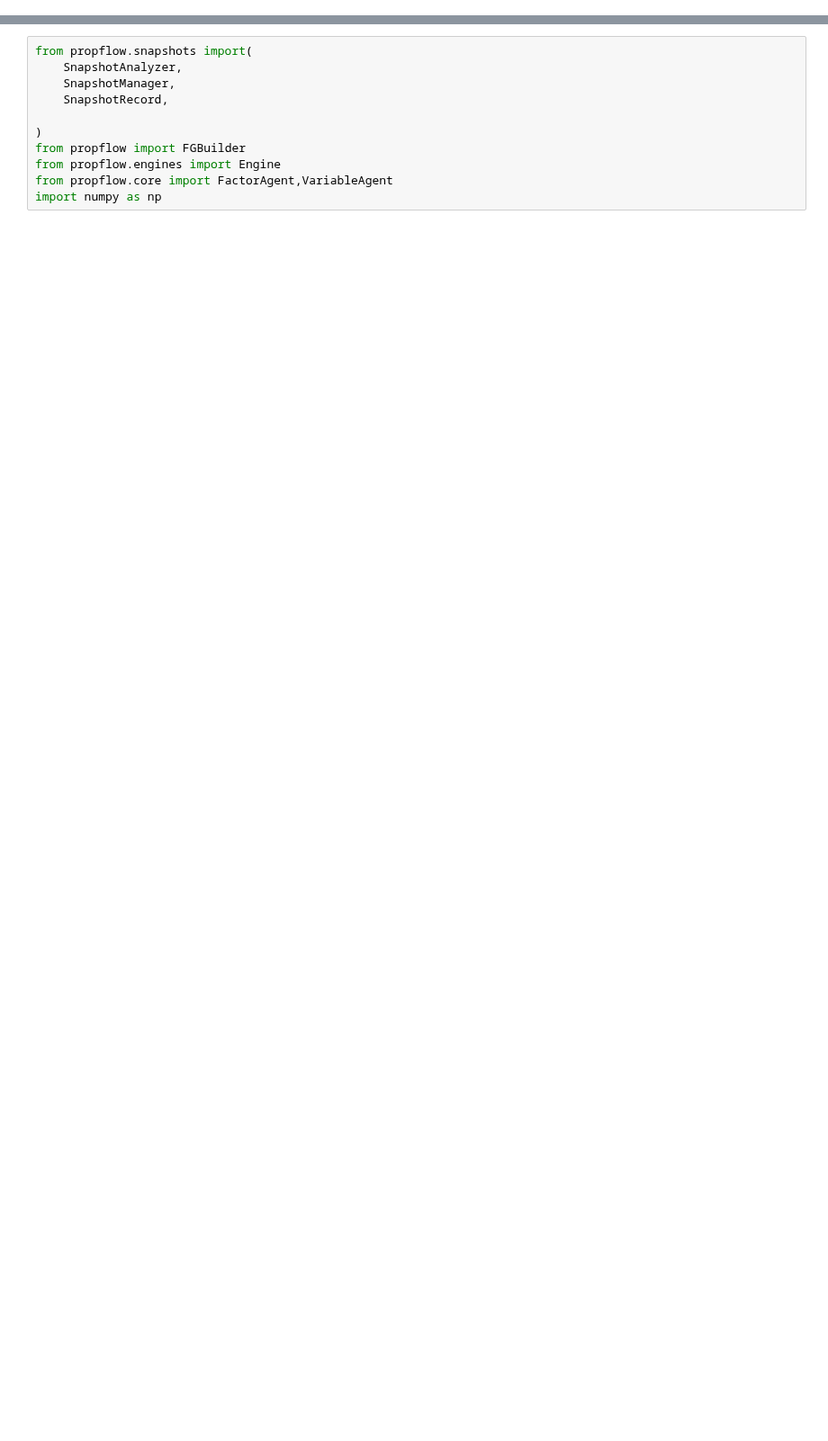
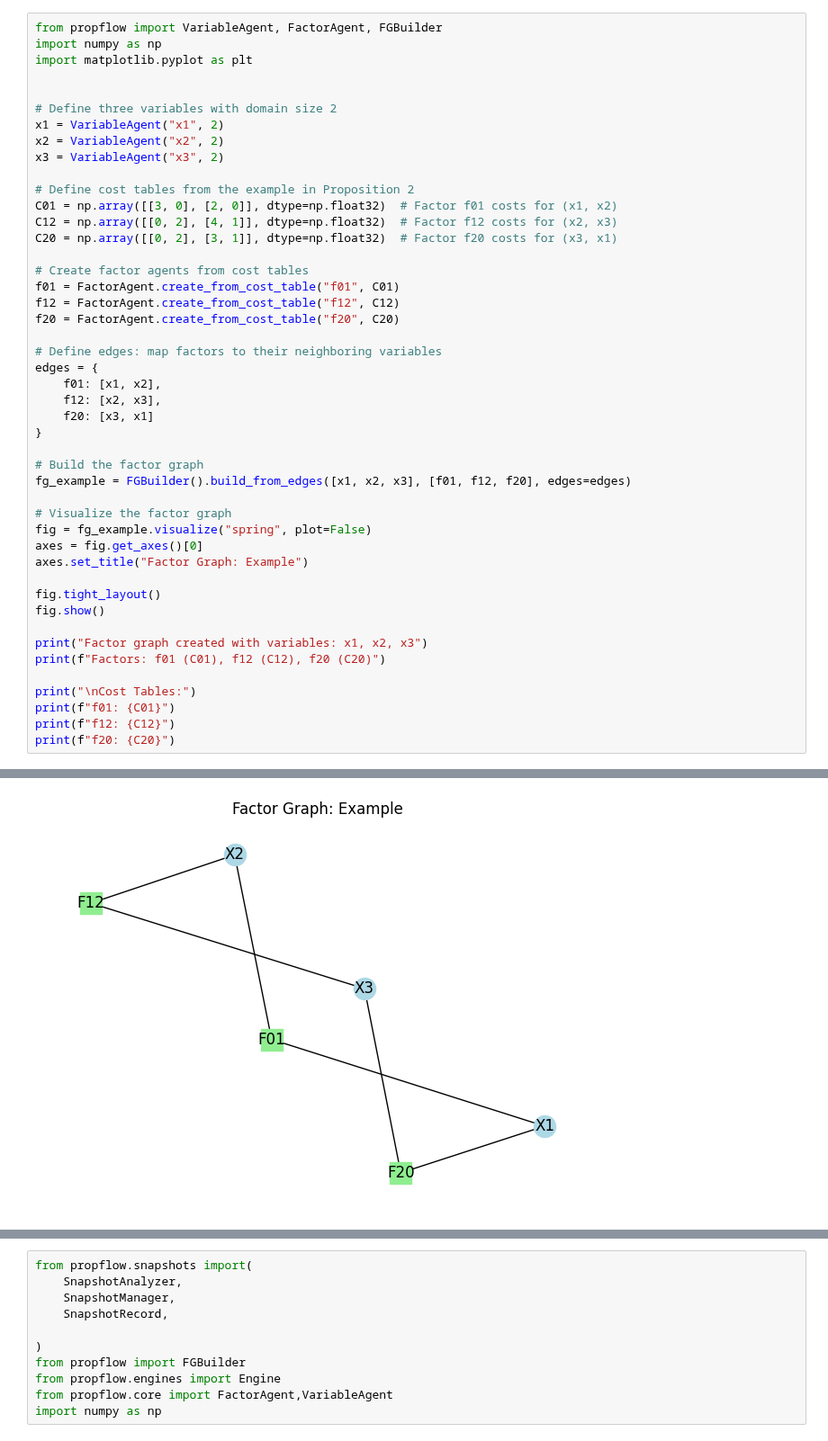
Before and after one commit to OrMullerHahitti/Belief-Propagation-Simulator, a Jupyter notebook: notebooks/splitting_convergance.ipynb, the cells around one changed output, grey strips where cells are left out. Shown at 90% size. Drawn from its saved outputs; the diff is of its cells as text; blank space fills up the shorter version.

```diff
--- a/notebooks/splitting_convergance.ipynb
+++ b/notebooks/splitting_convergance.ipynb
@@ -0,0 +5,47 @@
+# %%
+from propflow import VariableAgent, FactorAgent, FGBuilder
+import numpy as np
+import matplotlib.pyplot as plt
+
+
+# Define three variables with domain size 2
+x1 = VariableAgent("x1", 2)
+x2 = VariableAgent("x2", 2)
+x3 = VariableAgent("x3", 2)
+
+# Define cost tables from the example in Proposition 2
+C01 = np.array([[3, 0], [2, 0]], dtype=np.float32)  # Factor f01 costs for (x1, x2)
+C12 = np.array([[0, 2], [4, 1]], dtype=np.float32)  # Factor f12 costs for (x2, x3)
+C20 = np.array([[0, 2], [3, 1]], dtype=np.float32)  # Factor f20 costs for (x3, x1)
+
+# Create factor agents from cost tables
+f01 = FactorAgent.create_from_cost_table("f01", C01)
+f12 = FactorAgent.create_from_cost_table("f12", C12)
+f20 = FactorAgent.create_from_cost_table("f20", C20)
+
+# Define edges: map factors to their neighboring variables
+edges = {
+    f01: [x1, x2],
+    f12: [x2, x3],
+    f20: [x3, x1]
+}
+
+# Build the factor graph
+fg_example = FGBuilder().build_from_edges([x1, x2, x3], [f01, f12, f20], edges=edges)
+
+# Visualize the factor graph
+fig = fg_example.visualize("spring", plot=False)
+axes = fig.get_axes()[0]
+axes.set_title("Factor Graph: Example")
+
+fig.tight_layout()
+fig.show()
+
+print("Factor graph created with variables: x1, x2, x3")
+print(f"Factors: f01 (C01), f12 (C12), f20 (C20)")
+
+print("\nCost Tables:")
+print(f"f01: {C01}")
+print(f"f12: {C12}")
+print(f"f20: {C20}")
+# %% [output]
@@ -0,0 +62 @@
+[figure, added]
```
Also changed, not shown: parts of 12 cells of this notebook, 31 other files.
